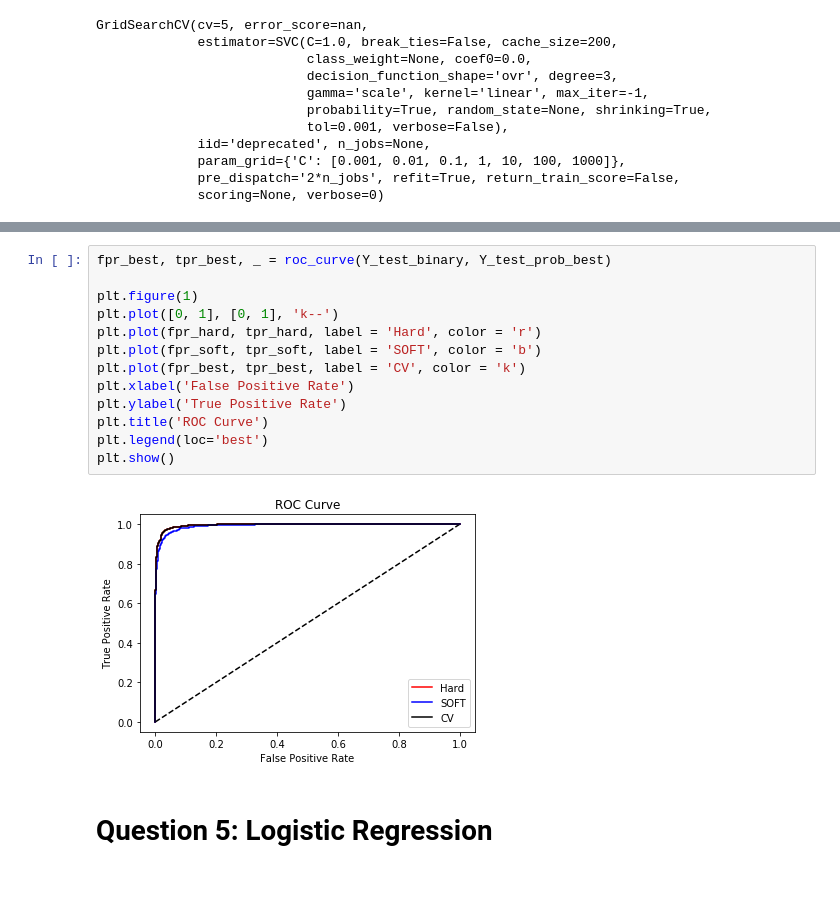
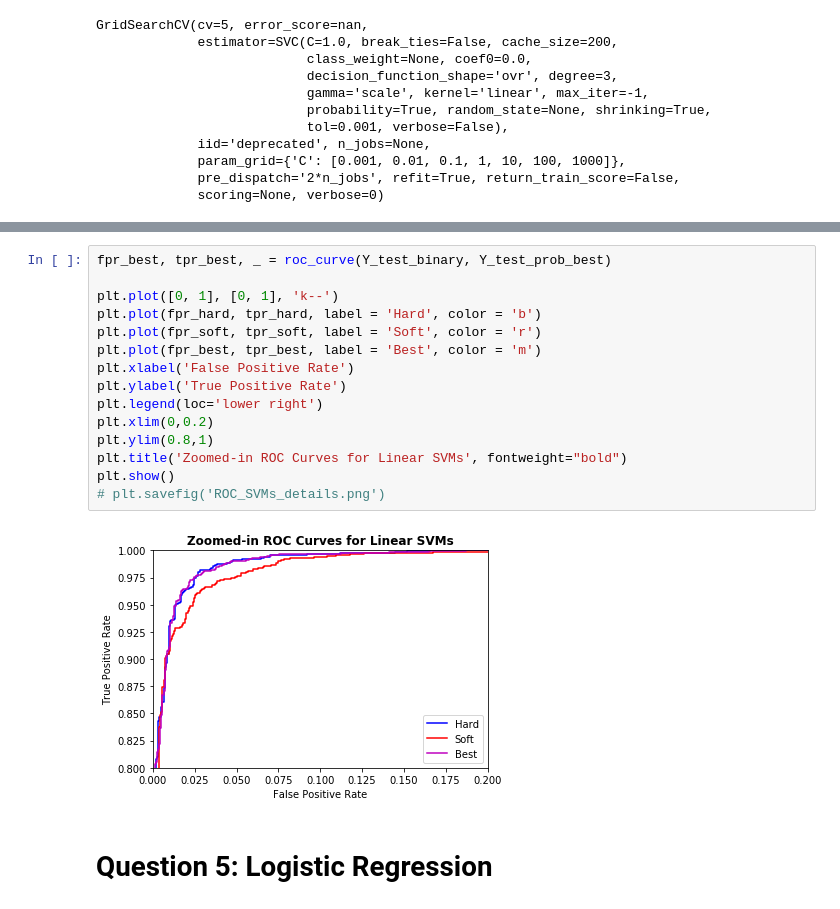
Before and after one commit to yuhaoyin/UCLA-20W-ECE219-LargeScaleDataMining, a Jupyter notebook: project1-classification/project1_code.ipynb, the cells around one changed output, grey strips where cells are left out. Saved outputs shown, nothing was run; the diff lists cells and outputs as text.

```diff
--- a/project1-classification/project1_code.ipynb
+++ b/project1-classification/project1_code.ipynb
@@ -275,18 +258,20 @@ f1_score: 0.9677621283255086
 # %%
 fpr_best, tpr_best, _ = roc_curve(Y_test_binary, Y_test_prob_best)
 
-plt.figure(1)
 plt.plot([0, 1], [0, 1], 'k--')
-plt.plot(fpr_hard, tpr_hard, label = 'Hard', color = 'r')
-plt.plot(fpr_soft, tpr_soft, label = 'SOFT', color = 'b')
-plt.plot(fpr_best, tpr_best, label = 'CV', color = 'k')
+plt.plot(fpr_hard, tpr_hard, label = 'Hard', color = 'b')
+plt.plot(fpr_soft, tpr_soft, label = 'Soft', color = 'r')
+plt.plot(fpr_best, tpr_best, label = 'Best', color = 'm')
 plt.xlabel('False Positive Rate')
 plt.ylabel('True Positive Rate')
-plt.title('ROC Curve')
-plt.legend(loc='best')
+plt.legend(loc='lower right')
+plt.xlim(0,0.2)
+plt.ylim(0.8,1)
+plt.title('Zoomed-in ROC Curves for Linear SVMs', fontweight="bold")
 plt.show()
+# plt.savefig('ROC_SVMs_details.png')
 # %% [output]
-[figure, old version]
+[figure, new version]
 # %% [markdown]
 # Question 5: Logistic Regression
 # %%
```
Also changed, not shown: parts of 52 cells of this notebook, 1 other file.
